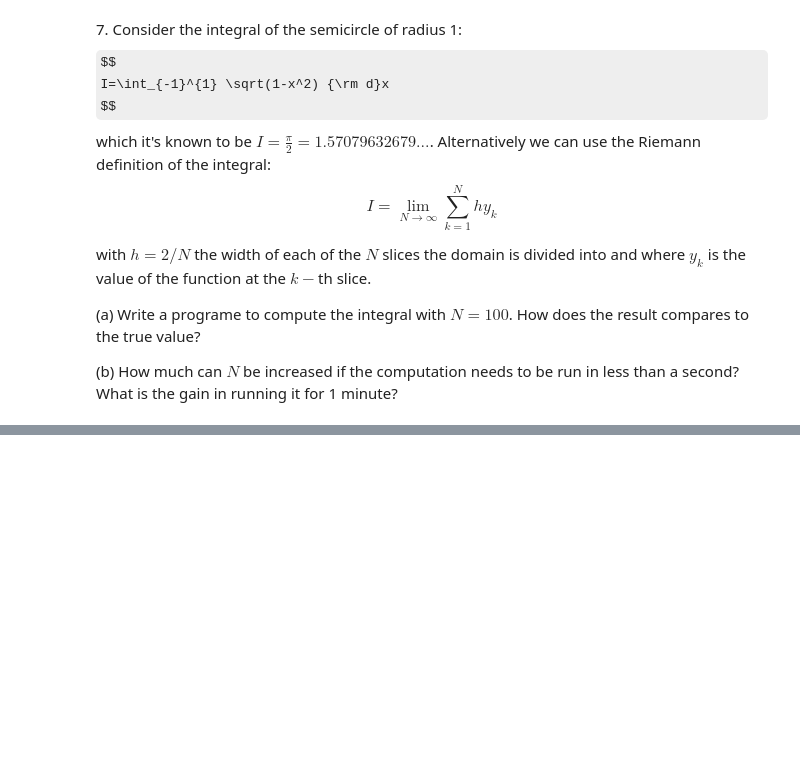
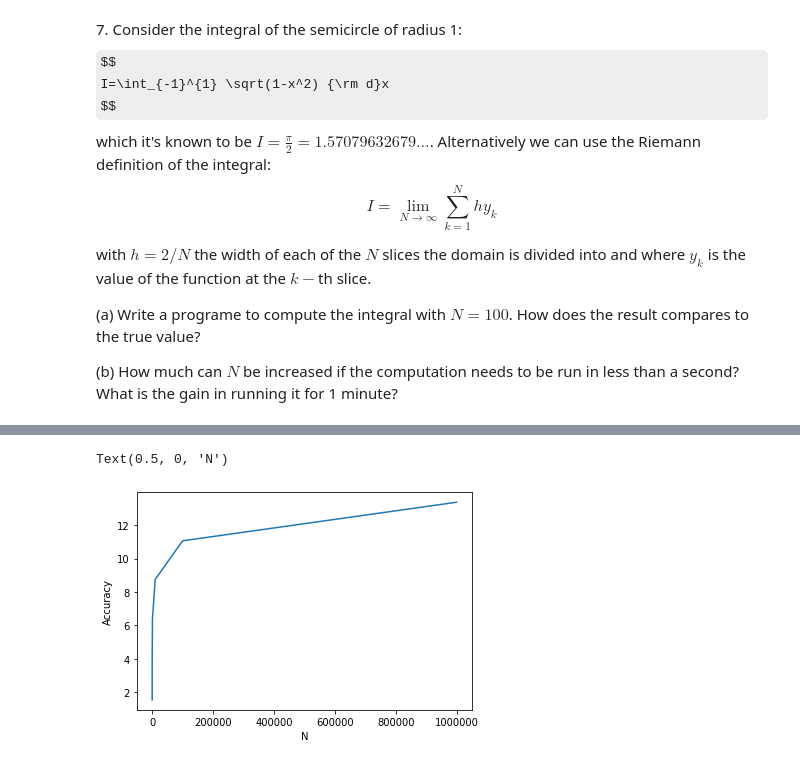
Before and after one commit to PhysicsOfData/LaboratoryOfComputationalPhysics_Y4, a Jupyter notebook: 02ex_NumberRepresentation.ipynb, the cells around one changed output, grey strips where cells are left out. Saved outputs shown, nothing was run; the diff lists cells and outputs as text; code cells hidden in the pictures; some formulas as TeX source; blank space fills up the shorter version.

```diff
--- a/02ex_NumberRepresentation.ipynb
+++ b/02ex_NumberRepresentation.ipynb
@@ -218,0 +270,10 @@ $y_k$ is the value of the function at the $k-$th slice.
+# %%
+plt.plot(int_slices,np.log(1/np.abs(np.array(int)-np.pi/2)))
+plt.ylabel('Accuracy')
+plt.xlabel('N')
+
+#there wouldn't be much of a benefit in running the code for one minute,
+#since after 4s accuracy is almost saturated.
+# %% [output]
+Text(0.5, 0, 'N')
+[figure, added]
```
Also changed, not shown: parts of 3 cells of this notebook.
